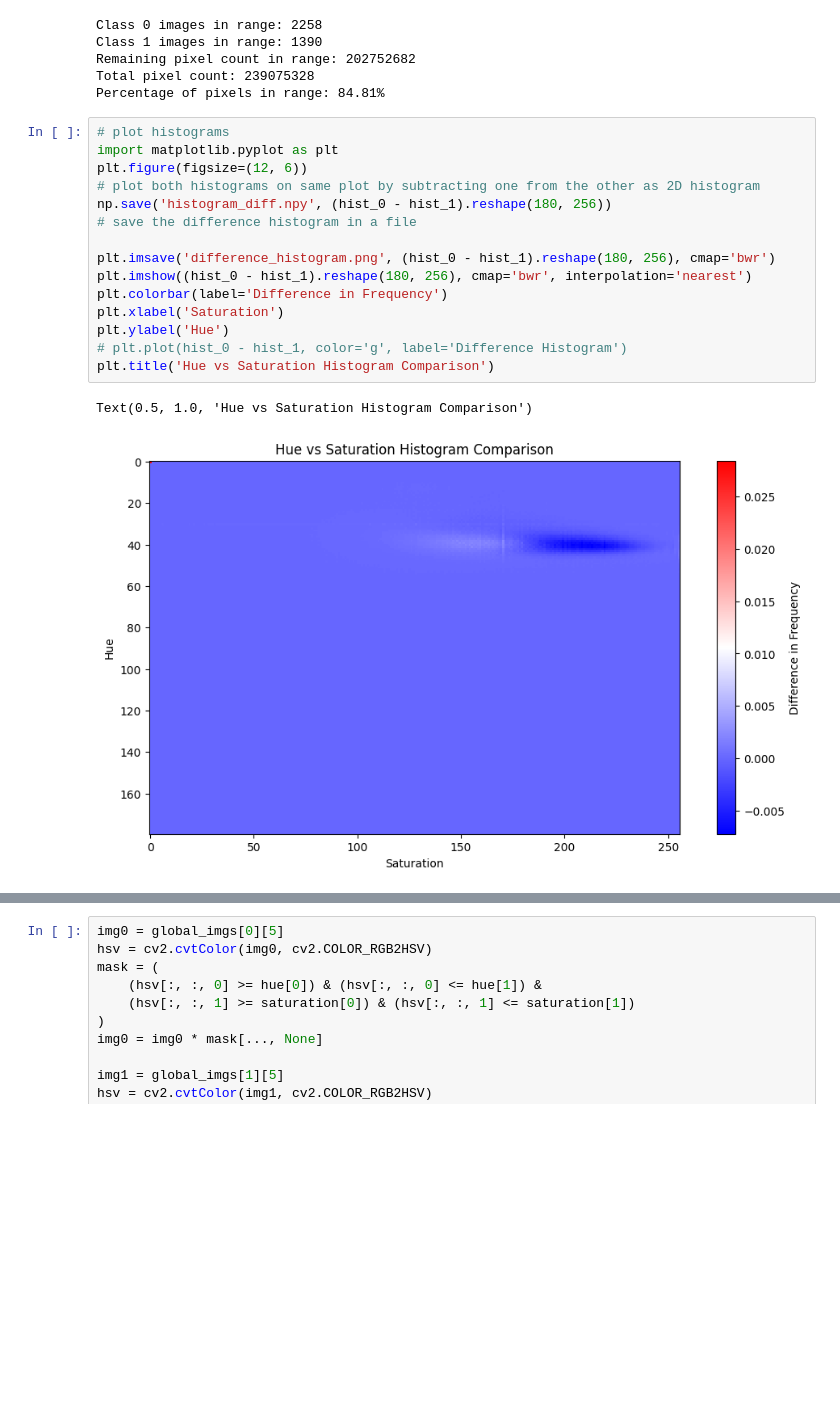
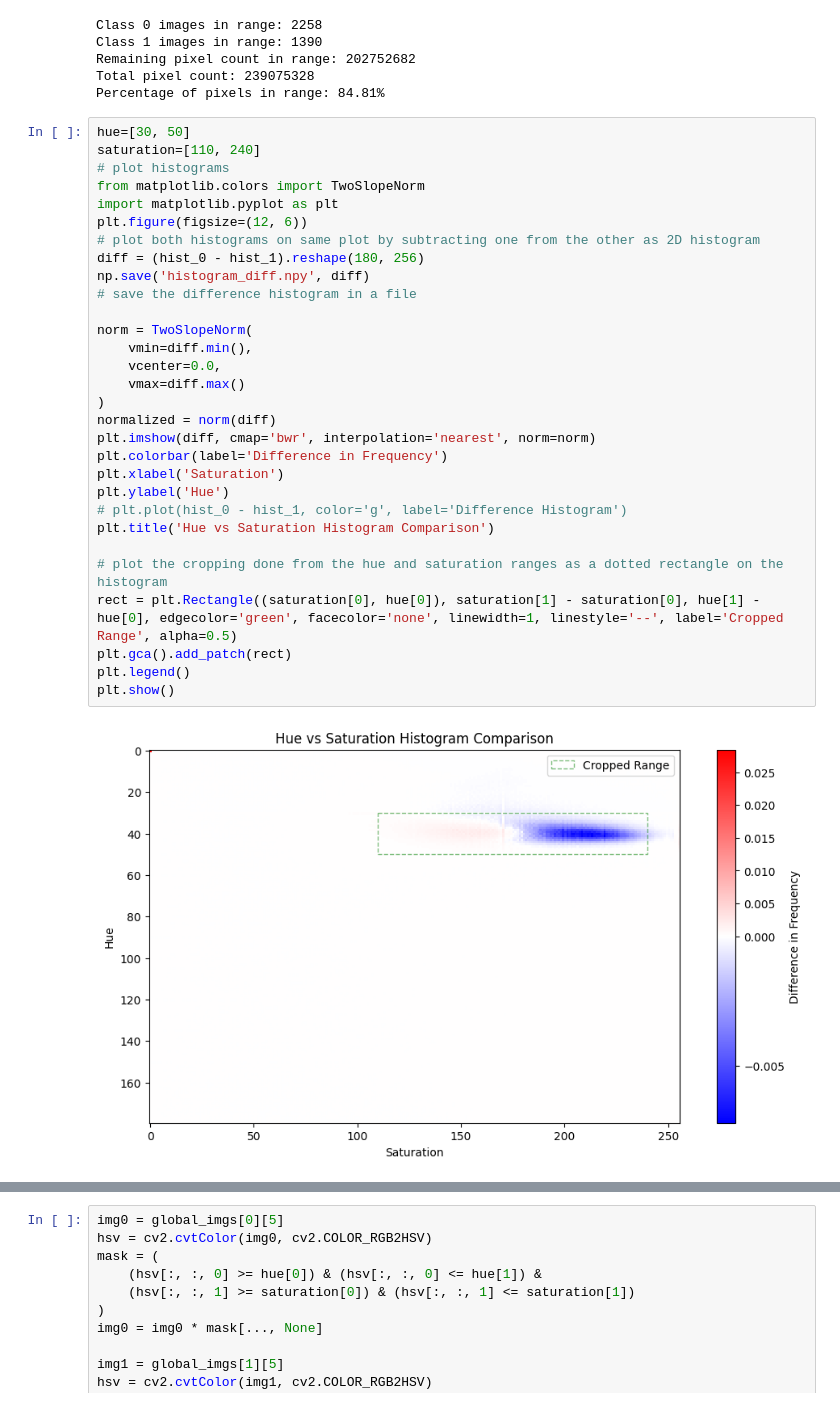
Before and after one commit to MartMonster/AlphaTreeLVQ, a Jupyter notebook: hist.ipynb, the cells around one changed output, grey strips where cells are left out. Cells and saved outputs as stored; diff of their text form; blank space fills up the shorter version.

```diff
--- a/hist.ipynb
+++ b/hist.ipynb
@@ -79,23 +79,37 @@ Remaining pixel count in range: 202752682
 Total pixel count: 239075328
 Percentage of pixels in range: 84.81%
 # %%
+hue=[30, 50]
+saturation=[110, 240]
 # plot histograms
+from matplotlib.colors import TwoSlopeNorm
 import matplotlib.pyplot as plt
 plt.figure(figsize=(12, 6))
 # plot both histograms on same plot by subtracting one from the other as 2D histogram
-np.save('histogram_diff.npy', (hist_0 - hist_1).reshape(180, 256))
+diff = (hist_0 - hist_1).reshape(180, 256)
+np.save('histogram_diff.npy', diff)
 # save the difference histogram in a file
 
-plt.imsave('difference_histogram.png', (hist_0 - hist_1).reshape(180, 256), cmap='bwr')
-plt.imshow((hist_0 - hist_1).reshape(180, 256), cmap='bwr', interpolation='nearest')
+norm = TwoSlopeNorm(
+    vmin=diff.min(),
+    vcenter=0.0,
+    vmax=diff.max()
+)
+normalized = norm(diff)
+plt.imshow(diff, cmap='bwr', interpolation='nearest', norm=norm)
 plt.colorbar(label='Difference in Frequency')
 plt.xlabel('Saturation')
 plt.ylabel('Hue')
 # plt.plot(hist_0 - hist_1, color='g', label='Difference Histogram')
 plt.title('Hue vs Saturation Histogram Comparison')
+
+# plot the cropping done from the hue and saturation ranges as a dotted rectangle on the histogram
+rect = plt.Rectangle((saturation[0], hue[0]), saturation[1] - saturation[0], hue[1] - hue[0], edgecolor='green', facecolor='none', linewidth=1, linestyle='--', label='Cropped Range', alpha=0.5)
+plt.gca().add_patch(rect)
+plt.legend()
+plt.show()
 # %% [output]
-Text(0.5, 1.0, 'Hue vs Saturation Histogram Comparison')
-[figure, old version]
+[figure, new version]
 # %%
 # plot histograms
 plt.figure(figsize=(10, 3))
```
Also changed, not shown: parts of 3 cells of this notebook, 6 other files.
